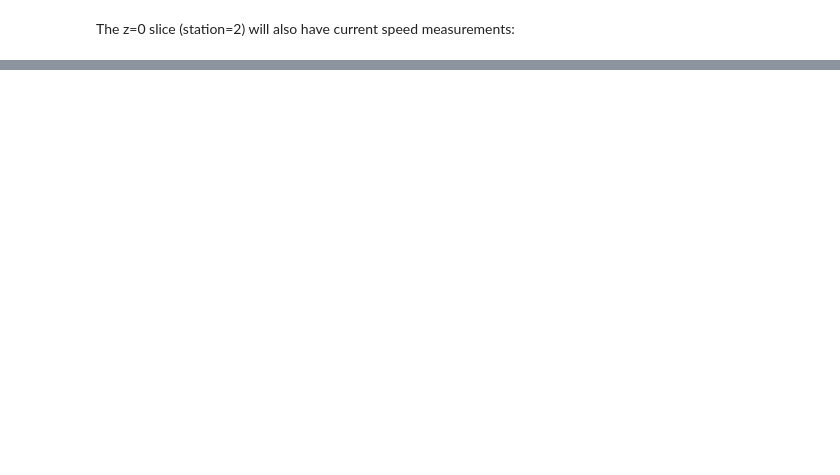
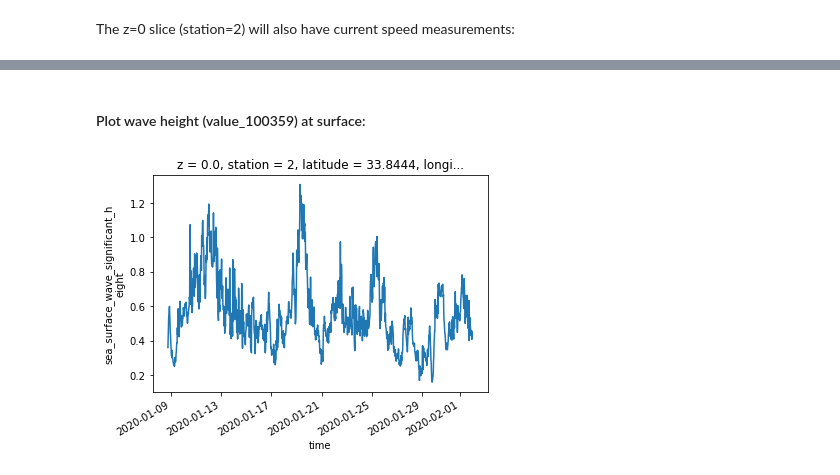
Before and after one commit to mwengren/notebooks-dev, a Jupyter notebook: netcdf_cf/dsg_timeseries_micah.ipynb, the cells around one changed output, grey strips where cells are left out. Drawn from its saved outputs; the diff is of its cells as text; code cells hidden in the pictures; blank space fills up the shorter version.

Commit message:
Updated dsg_timeseries_micah.ipynb with xarray commentary/explanations

```diff
--- a/netcdf_cf/dsg_timeseries_micah.ipynb
+++ b/netcdf_cf/dsg_timeseries_micah.ipynb
@@ -125,18 +273,24 @@ Add some minimal attribution for partial IOOS Metadata Profile compliance:
 # %%
-timeseries['value_1000356'].attrs['standard_name'] = 'sea_water_velocity_to_direction'
-timeseries['value_1000357'].attrs['standard_name'] = 'sea_surface_wave_significant_period'
-timeseries['value_1000358'].attrs['standard_name'] = 'wind_from_direction'
-timeseries['value_1000359'].attrs['standard_name'] = 'sea_surface_wave_significant_height'
-timeseries['value_1000360'].attrs['standard_name'] = 'sea_water_speed'
-timeseries['value_1000361'].attrs['standard_name'] = 'sea_water_temperature'
+timeseries_dsg_oma['station'].attrs['cf_role'] = 'timeseries_id'
+timeseries_dsg_oma.attrs['cdm_data_type'] = 'TimeSeries'
+timeseries_dsg_oma.attrs['cdm_timeseries_variables'] = 'station,longitude,latitude,z'
+timeseries_dsg_oma.attrs['title'] = 'DSG TimeSeries'
 
-timeseries['value_1000356'].attrs['platform'] = 'station'
-timeseries['value_1000357'].attrs['platform'] = 'station'
-timeseries['value_1000358'].attrs['platform'] = 'station'
-timeseries['value_1000359'].attrs['platform'] = 'station'
-timeseries['value_1000360'].attrs['platform'] = 'station'
-timeseries['value_1000361'].attrs['platform'] = 'station'
+timeseries_dsg_oma['value_1000356'].attrs['standard_name'] = 'sea_water_velocity_to_direction'
+timeseries_dsg_oma['value_1000357'].attrs['standard_name'] = 'sea_surface_wave_significant_period'
+timeseries_dsg_oma['value_1000358'].attrs['standard_name'] = 'wind_from_direction'
+timeseries_dsg_oma['value_1000359'].attrs['standard_name'] = 'sea_surface_wave_significant_height'
+timeseries_dsg_oma['value_1000360'].attrs['standard_name'] = 'sea_water_speed'
+timeseries_dsg_oma['value_1000361'].attrs['standard_name'] = 'sea_water_temperature'
 
-timeseries['station'].attrs['cf_role'] = 'timeseries_id'
-timeseries['value_1000361']
+timeseries_dsg_oma['value_1000356'].attrs['platform'] = 'station'
+timeseries_dsg_oma['value_1000357'].attrs['platform'] = 'station'
+timeseries_dsg_oma['value_1000358'].attrs['platform'] = 'station'
+timeseries_dsg_oma['value_1000359'].attrs['platform'] = 'station'
+timeseries_dsg_oma['value_1000360'].attrs['platform'] = 'station'
+timeseries_dsg_oma['value_1000361'].attrs['platform'] = 'station'
+
+timeseries_dsg_oma['station'].attrs['cf_role'] = 'timeseries_id'
+timeseries_dsg_oma['value_1000361']
+timeseries_dsg_oma
 # %% [output]
@@ -262,0 +450,7 @@ Another option would be to use an Incomplete Multidimensional Array representati
+# %% [markdown]
+#### Plot wave height (value_100359) at surface:
+# %%
+timeseries_dsg_oma.sel(time=slice("2020-01-01", "2020-02-01"),station=2).value_1000359.plot.line(x="time");
+#timeseries_dsg_oma.sel(time=slice("2019-01-01", None),station=2).value_1000360.plot.line(x="time");
+# %% [output]
+[figure, added]
```
Also changed, not shown: parts of 27 cells of this notebook, 1 other file.
